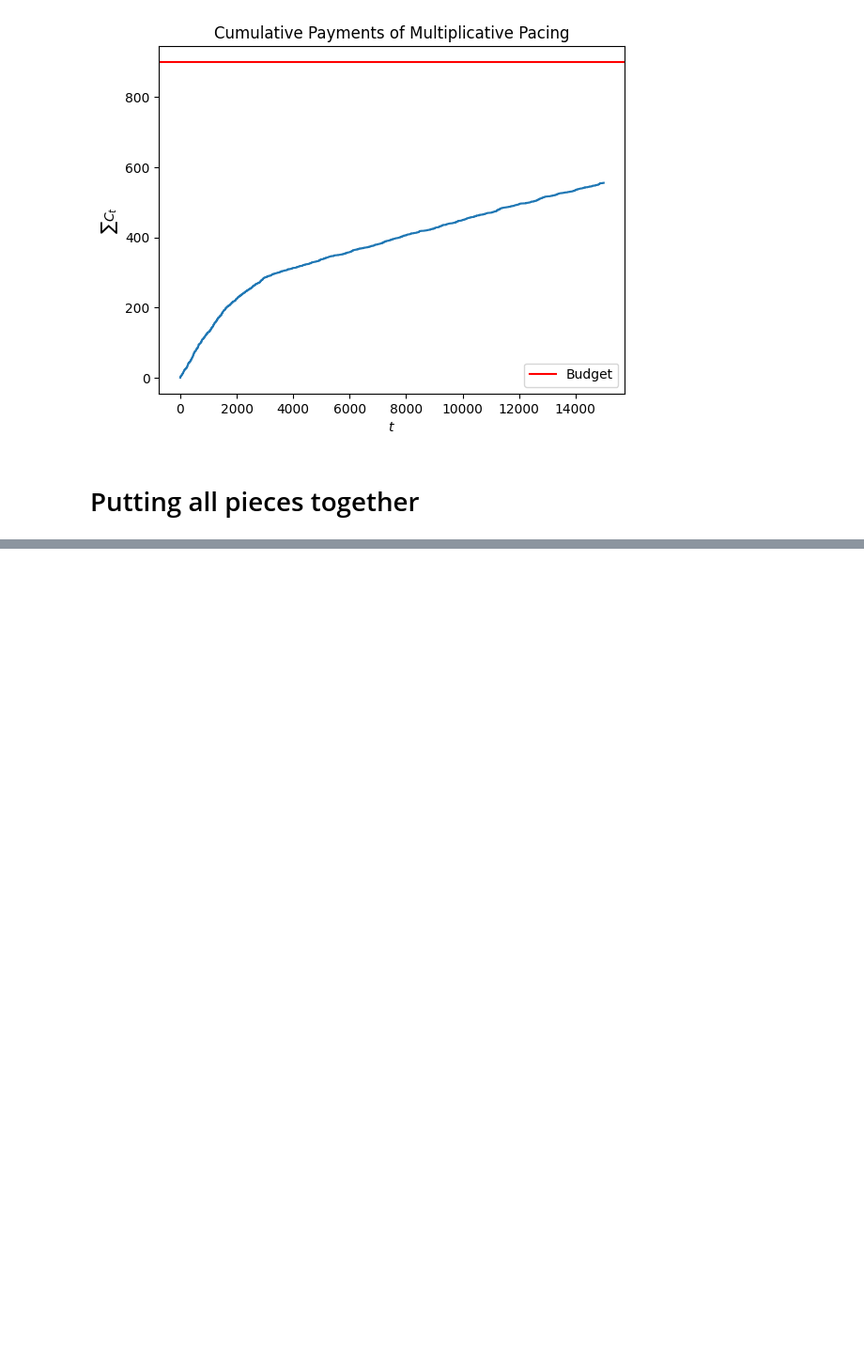
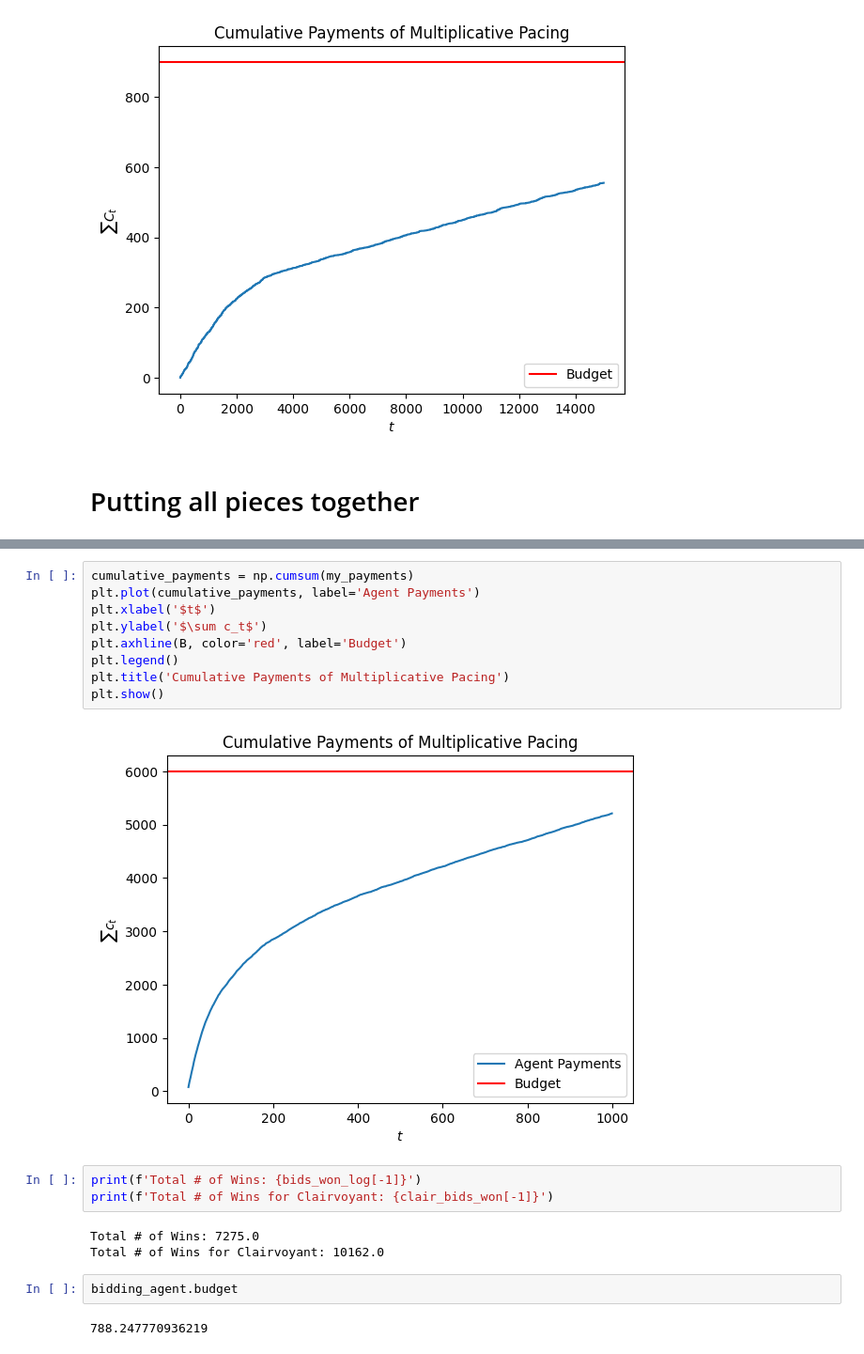
Before and after one commit to manuu1311/OLA-project, a Jupyter notebook: Deliverables/Requirement2/requirement2.ipynb, the cells around one changed output, grey strips where cells are left out. Shown at 94% size. Saved outputs shown, nothing was run; the diff lists cells and outputs as text; blank space fills up the shorter version.

```diff
--- a/Deliverables/Requirement2/requirement2.ipynb
+++ b/Deliverables/Requirement2/requirement2.ipynb
@@ -422,0 +429,21 @@ np.sum(m_t),np.sum(clairvoyant_payments)
+# %%
+cumulative_payments = np.cumsum(my_payments)
+plt.plot(cumulative_payments, label='Agent Payments')
+plt.xlabel('$t$')
+plt.ylabel('$\sum c_t$')
+plt.axhline(B, color='red', label='Budget')
+plt.legend()
+plt.title('Cumulative Payments of Multiplicative Pacing')
+plt.show()
+# %% [output]
+[figure, added]
+# %%
+print(f'Total # of Wins: {bids_won_log[-1]}')
+print(f'Total # of Wins for Clairvoyant: {clair_bids_won[-1]}')
+# %% [output]
+Total # of Wins: 7275.0
+Total # of Wins for Clairvoyant: 10162.0
+# %%
+bidding_agent.budget
+# %% [output]
+788.247770936219
```
Also changed, not shown: parts of 13 cells of this notebook.
